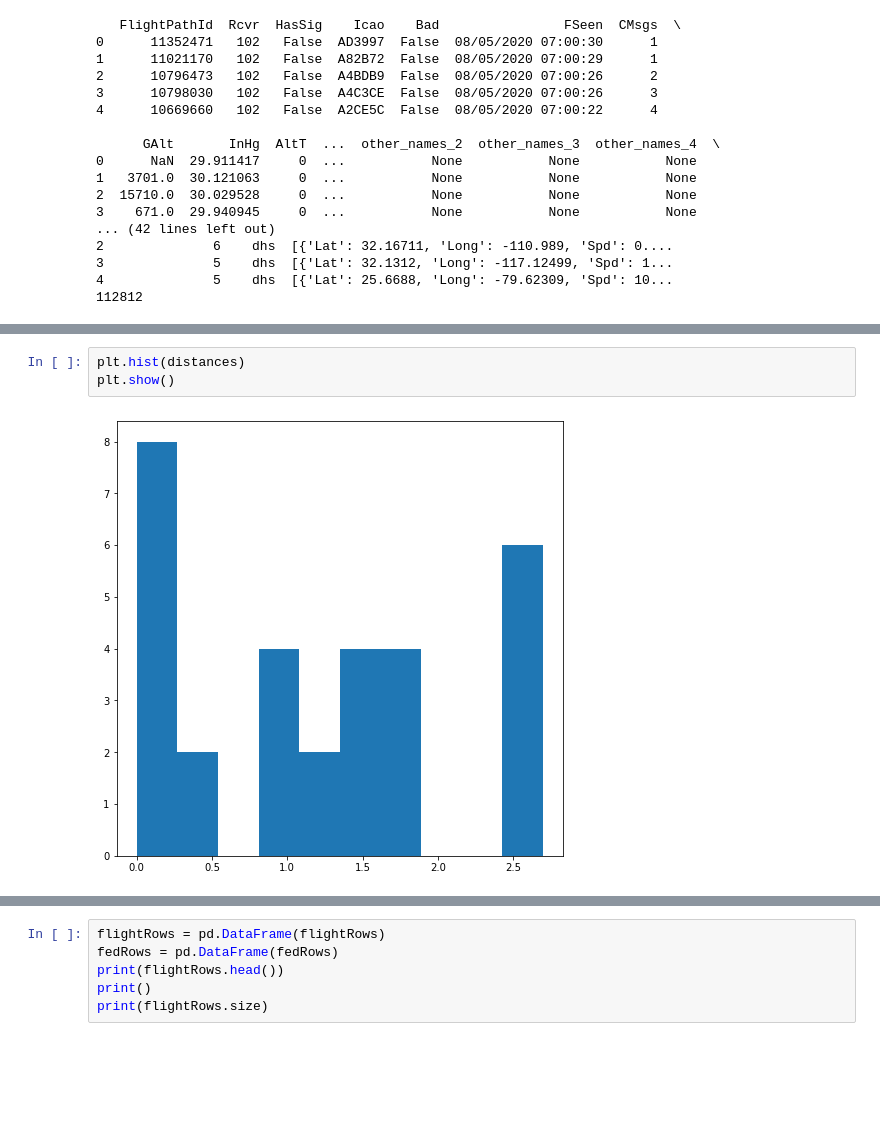
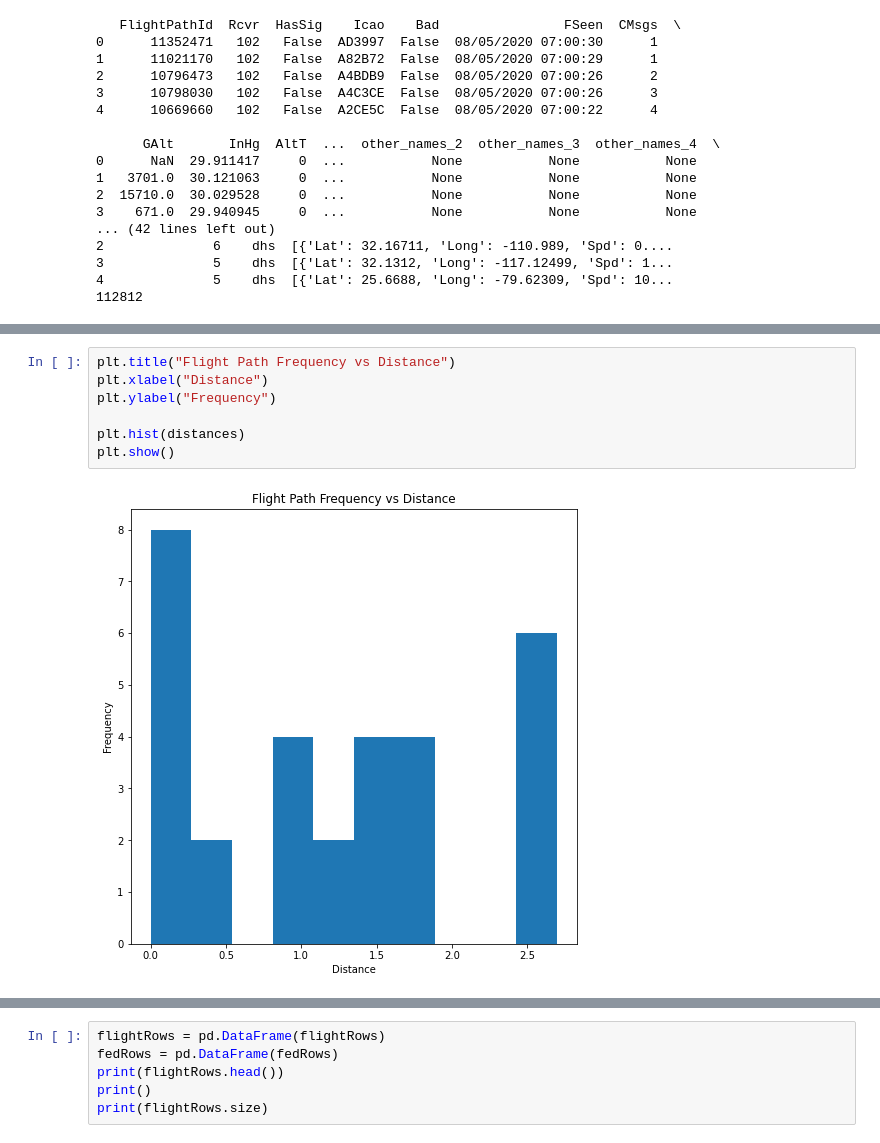
Before and after one commit to cw1521/CSC426-project, a Jupyter notebook: data-exploration3.ipynb, the cells around one changed output, grey strips where cells are left out. Drawn from its saved outputs; the diff is of its cells as text; blank space fills up the shorter version.

```diff
--- a/data-exploration3.ipynb
+++ b/data-exploration3.ipynb
@@ -143,8 +160,12 @@ plt.show()
-# %%
-plt.hist(distances)
-plt.show()
-# %% [output]
-[figure, removed]
+# %%
+plt.title("Flight Path Frequency vs Distance")
+plt.xlabel("Distance")
+plt.ylabel("Frequency")
+
+plt.hist(distances)
+plt.show()
+# %% [output]
+[figure, added]
 # %%
 fedDistances = []
 fedPosVector = fedDf["pos_vector"]
```
Also changed, not shown: parts of 8 cells of this notebook.
